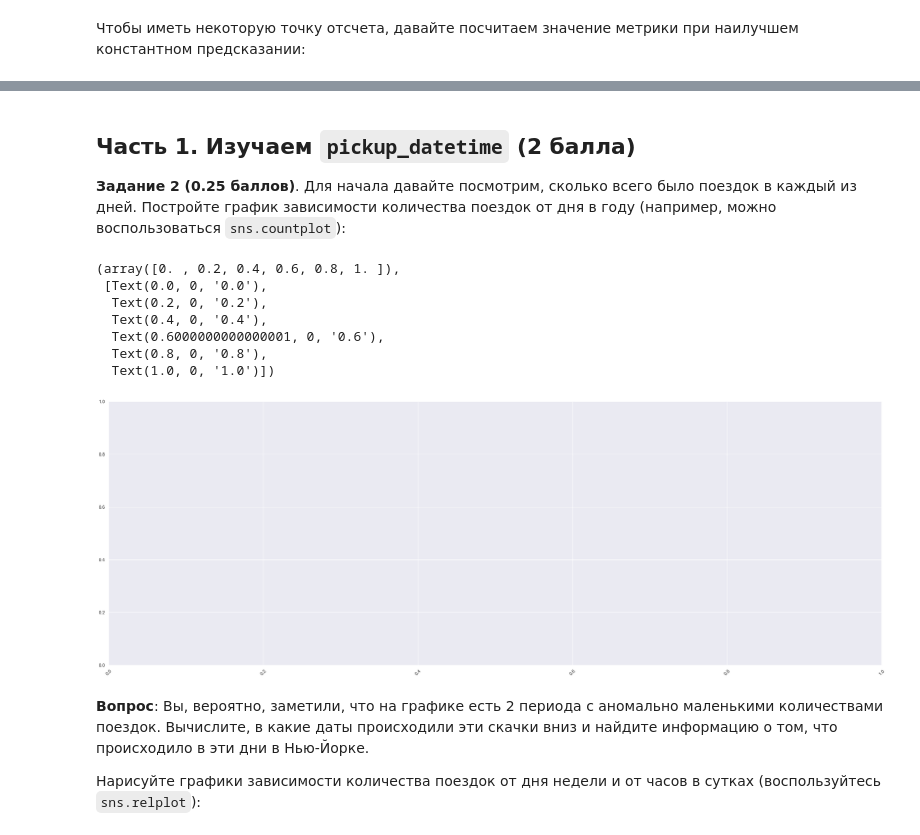
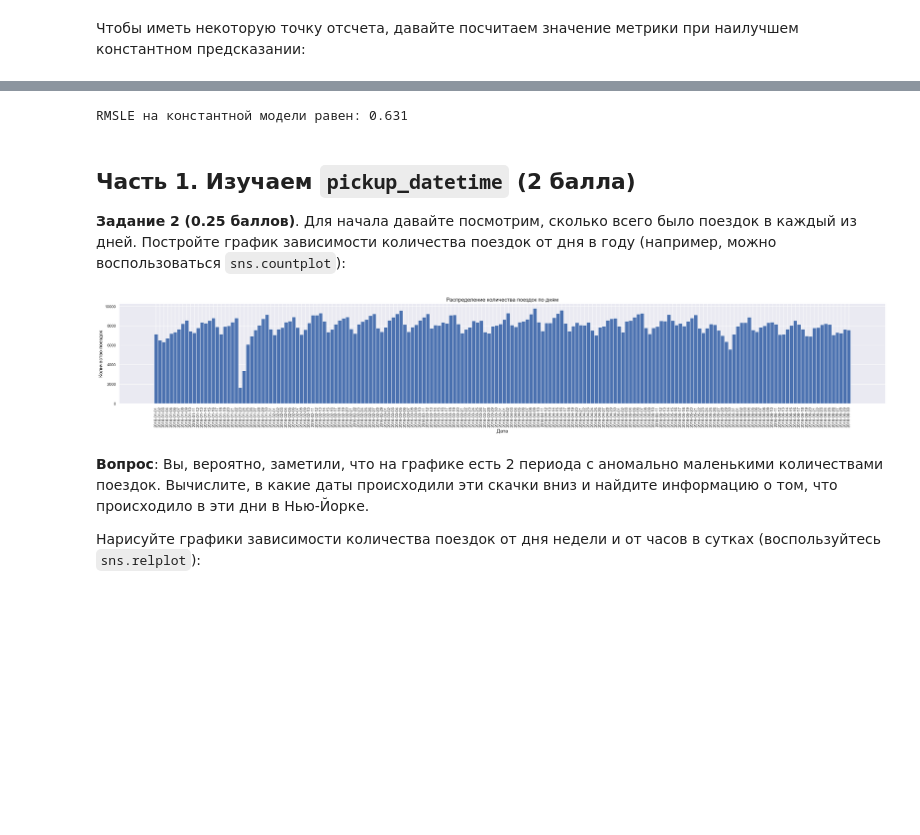
Before and after one commit to Nojatij/ml_courses, a Jupyter notebook: 1_st_course/homework/hw2/homework-practice-02-linregr.ipynb, the cells around one changed output, grey strips where cells are left out. Drawn from its saved outputs; the diff is of its cells as text; code cells hidden in the pictures; blank space fills up the shorter version.

```diff
--- a/1_st_course/homework/hw2/homework-practice-02-linregr.ipynb
+++ b/1_st_course/homework/hw2/homework-practice-02-linregr.ipynb
@@ -141,0 +116,6 @@ Test RMSE with best constant = 39.8980
+# %%
+# Переведем id  в index
+train_dummy = train.set_index('id')
+# Получим список всех категориальных признаков
+get_cat_columns = train_dummy.loc[:,train_dummy.dtypes == np.dtype('object')].columns
+print(f'Категориальные признаки: {get_cat_columns.values[0]}')
@@ -142,3 +138,11 @@ Test RMSE with best constant = 39.8980
+# %%
+# Сделаем предсказания
+preds_dummy = dummy_regr.predict(X_test_dummy)
+# Посчитаем метрику
+rmsle_score_dummy = mean_squared_error(y_test_dummy,preds_dummy)
+print('RMSLE на константной модели равен:', rmsle_score_dummy.round(4))
+# %% [output]
+RMSLE на константной модели равен: 0.631
 # %% [markdown]
 ## Часть 1. Изучаем `pickup_datetime` (2 балла)
 
@@ -148,16 +150,14 @@ day_df = pd.DataFrame(train['pickup_datetime'].dt.dayofyear)
-# %%
-plt.figure(figsize=(35, 12))
-plt.xticks(rotation=45)
-# sns.countplot(data = day_df, x = 'pickup_datetime', linewidth = 1)
-# %% [output]
-(array([0. , 0.2, 0.4, 0.6, 0.8, 1. ]),
- [Text(0.0, 0, '0.0'),
-  Text(0.2, 0, '0.2'),
-  Text(0.4, 0, '0.4'),
-  Text(0.6000000000000001, 0, '0.6'),
-  Text(0.8, 0, '0.8'),
-  Text(1.0, 0, '1.0')])
-[figure, removed]
+# %%
+day_ride = train.set_index('pickup_datetime').resample('1D').count()['id']
+# %%
+fig,ax = plt.subplots(figsize = (38,5))
+ax.bar(day_ride.index.astype('str'), day_ride,width=1)
+plt.xlabel('Дата',fontsize = 14)
+plt.ylabel('Количество поездок',fontsize = 14)
+plt.title('Распределение количества поездок по дням',fontsize = 15)
+plt.xticks(rotation=90);
+# %% [output]
+[figure, added]
 # %% [markdown]
 **Вопрос**: Вы, вероятно, заметили, что на графике есть 2 периода с аномально маленькими количествами поездок. Вычислите, в какие даты происходили эти скачки вниз и найдите информацию о том, что происходило в эти дни в Нью-Йорке.
 
```
Also changed, not shown: parts of 63 cells of this notebook, 4 other files.
